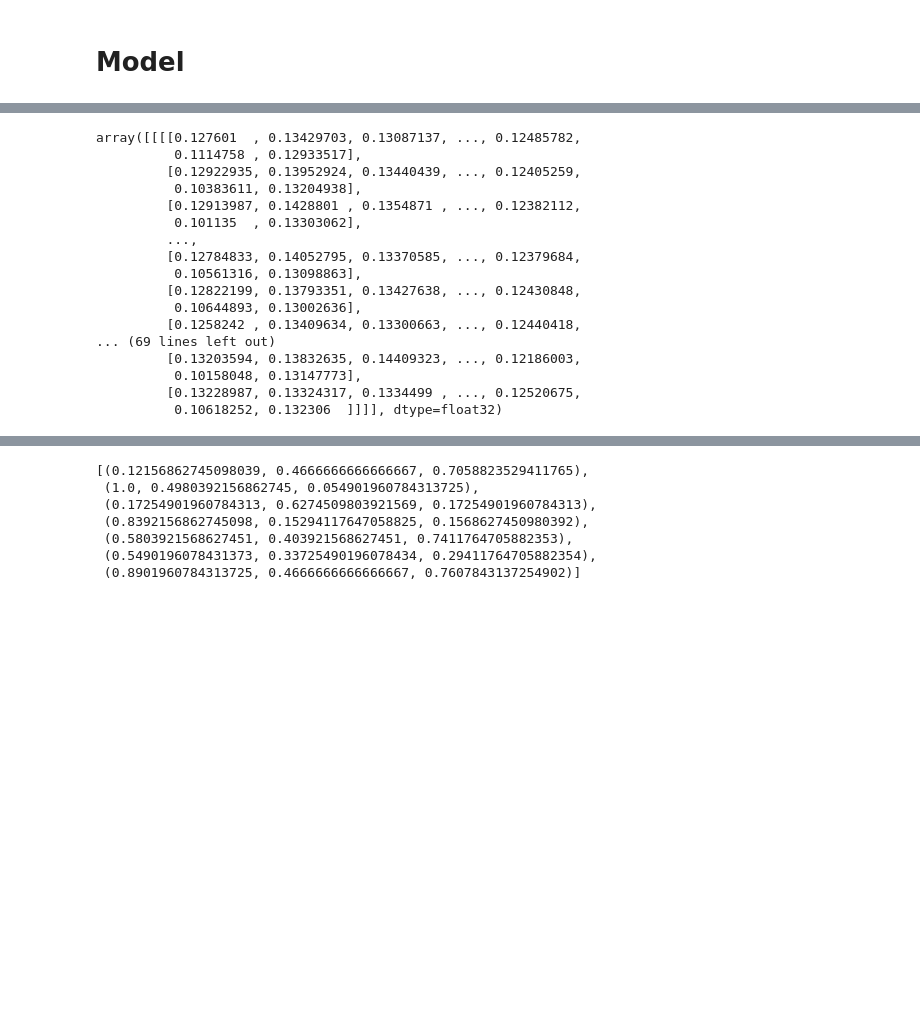
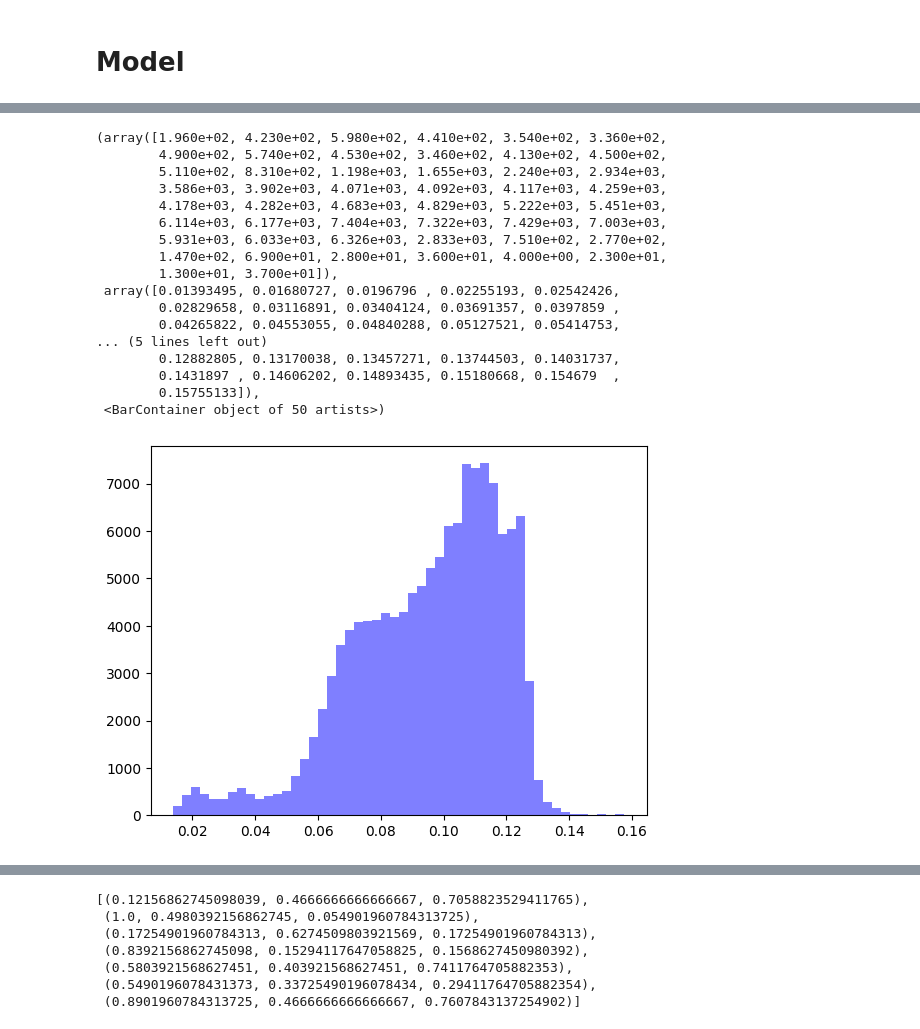
Before and after one commit to Hedredo/oc_p8, a Jupyter notebook: notebooks/modelisation.ipynb, the cells around one changed output, grey strips where cells are left out. Drawn from its saved outputs; the diff is of its cells as text; code cells hidden in the pictures; blank space fills up the shorter version.

```diff
--- a/notebooks/modelisation.ipynb
+++ b/notebooks/modelisation.ipynb
@@ -980,23 +1222,24 @@ preds = model.predict(tf.expand_dims(img, axis=0))
-# %%
-preds
-# %% [output]
-array([[[[0.127601  , 0.13429703, 0.13087137, ..., 0.12485782,
-          0.1114758 , 0.12933517],
-         [0.12922935, 0.13952924, 0.13440439, ..., 0.12405259,
-          0.10383611, 0.13204938],
-         [0.12913987, 0.1428801 , 0.1354871 , ..., 0.12382112,
-          0.101135  , 0.13303062],
-         ...,
-         [0.12784833, 0.14052795, 0.13370585, ..., 0.12379684,
-          0.10561316, 0.13098863],
-         [0.12822199, 0.13793351, 0.13427638, ..., 0.12430848,
-          0.10644893, 0.13002636],
-         [0.1258242 , 0.13409634, 0.13300663, ..., 0.12440418,
-... (69 lines left out)
-         [0.13203594, 0.13832635, 0.14409323, ..., 0.12186003,
-          0.10158048, 0.13147773],
-         [0.13228987, 0.13324317, 0.1334499 , ..., 0.12520675,
-          0.10618252, 0.132306  ]]]], dtype=float32)
+# %%
+plt.hist(preds.squeeze()[:, :, 0].flatten(), bins=50, color="blue", alpha=0.5)
+# %% [output]
+(array([1.960e+02, 4.230e+02, 5.980e+02, 4.410e+02, 3.540e+02, 3.360e+02,
+        4.900e+02, 5.740e+02, 4.530e+02, 3.460e+02, 4.130e+02, 4.500e+02,
+        5.110e+02, 8.310e+02, 1.198e+03, 1.655e+03, 2.240e+03, 2.934e+03,
+        3.586e+03, 3.902e+03, 4.071e+03, 4.092e+03, 4.117e+03, 4.259e+03,
+        4.178e+03, 4.282e+03, 4.683e+03, 4.829e+03, 5.222e+03, 5.451e+03,
+        6.114e+03, 6.177e+03, 7.404e+03, 7.322e+03, 7.429e+03, 7.003e+03,
+        5.931e+03, 6.033e+03, 6.326e+03, 2.833e+03, 7.510e+02, 2.770e+02,
+        1.470e+02, 6.900e+01, 2.800e+01, 3.600e+01, 4.000e+00, 2.300e+01,
+        1.300e+01, 3.700e+01]),
+ array([0.01393495, 0.01680727, 0.0196796 , 0.02255193, 0.02542426,
+        0.02829658, 0.03116891, 0.03404124, 0.03691357, 0.0397859 ,
+        0.04265822, 0.04553055, 0.04840288, 0.05127521, 0.05414753,
+... (5 lines left out)
+        0.12882805, 0.13170038, 0.13457271, 0.13744503, 0.14031737,
+        0.1431897 , 0.14606202, 0.14893435, 0.15180668, 0.154679  ,
+        0.15755133]),
+ <BarContainer object of 50 artists>)
+[figure, added]
 # %%
 preds_mask = np.argmax(preds.squeeze(), axis=-1)
 preds_mask
```
Also changed, not shown: parts of 45 cells of this notebook, 4 other files.
